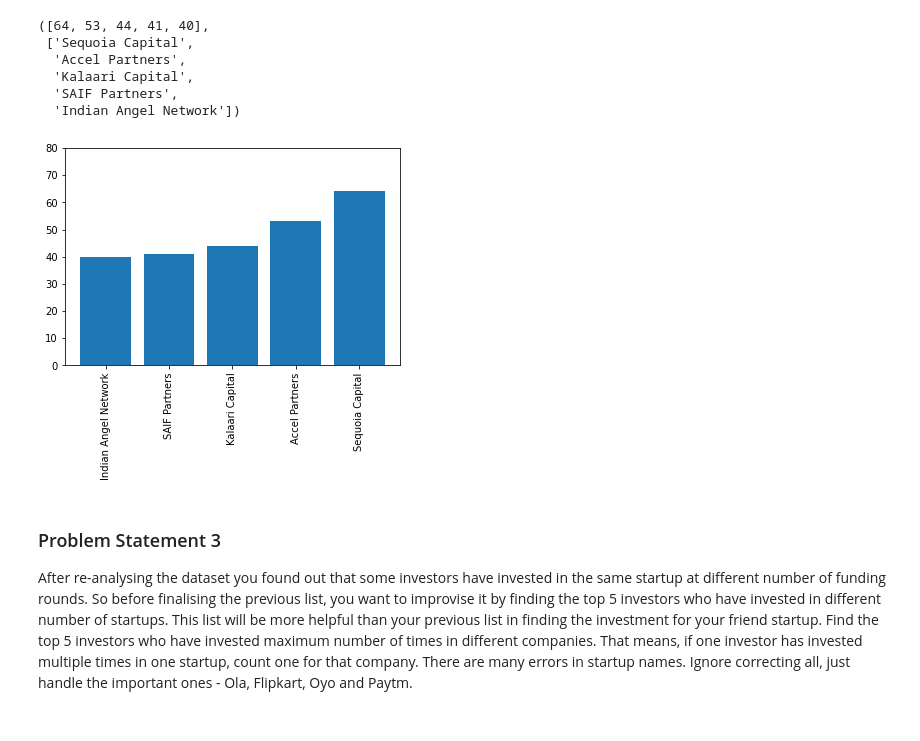
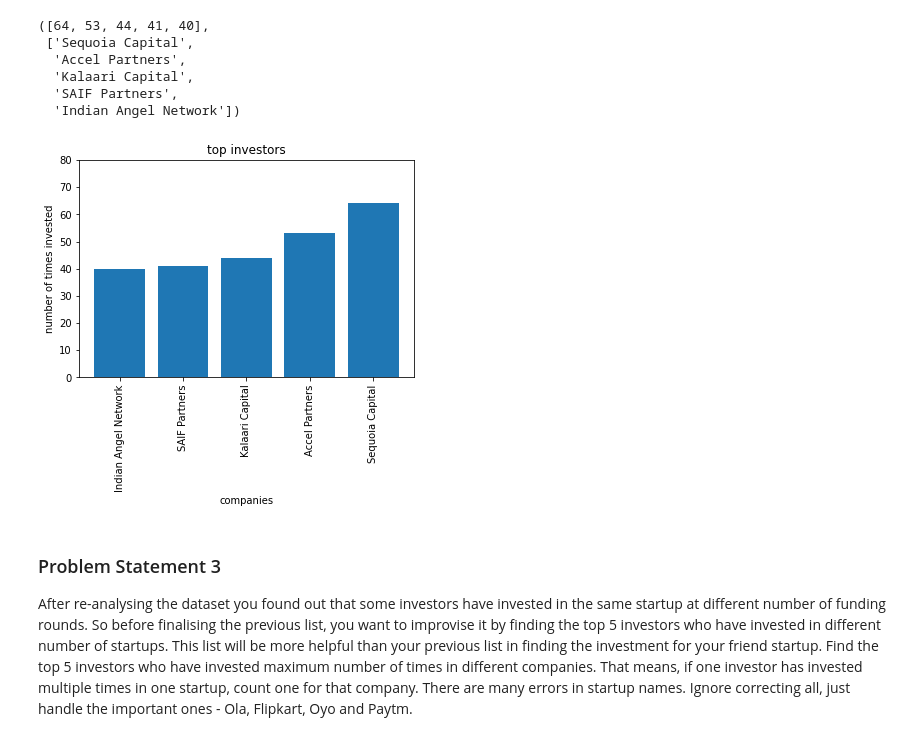
Before and after one commit to chirag-3/Case-Study-on-Indian-Startups, a Jupyter notebook: Case Study on Indian startups.ipynb, the cells around one changed output. Cells and saved outputs as stored; diff of their text form; code cells hidden in the pictures.

```diff
--- a/Case Study on Indian startups.ipynb
+++ b/Case Study on Indian startups.ipynb
@@ -303,11 +303,14 @@ counts,names
 # %%
 # plt.pie(counts,labels=names)
 plt.bar(np.flip(names),np.flip(counts))
 plt.ylim(0,80)
+plt.xlabel("companies")
+plt.ylabel("number of times invested")
+plt.title("top investors")
 plt.xticks(rotation=90)
 plt.show()
 # %% [output]
-[figure, old version]
+[figure, new version]
 # %% [markdown]
 ### Problem Statement 3
 After re-analysing the dataset you found out that some investors have invested in the same startup at different number of funding rounds. So before finalising the previous list, you want to improvise it by finding the top 5 investors who have invested in different number of startups. This list will be more helpful than your previous list in finding the investment for your friend startup. Find the top 5 investors who have invested maximum number of times in different companies. That means, if one investor has invested multiple times in one startup, count one for that company. There are many errors in startup names. Ignore correcting all, just handle the important ones - Ola, Flipkart, Oyo and Paytm.
```
Also changed, not shown: parts of 69 cells of this notebook.
